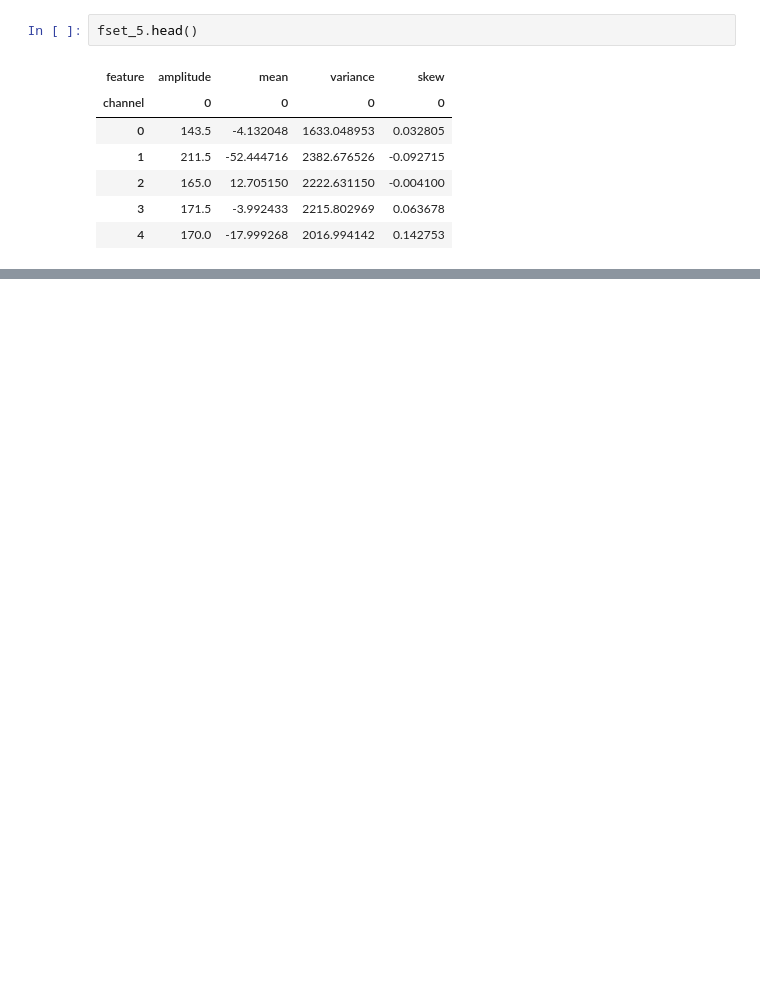
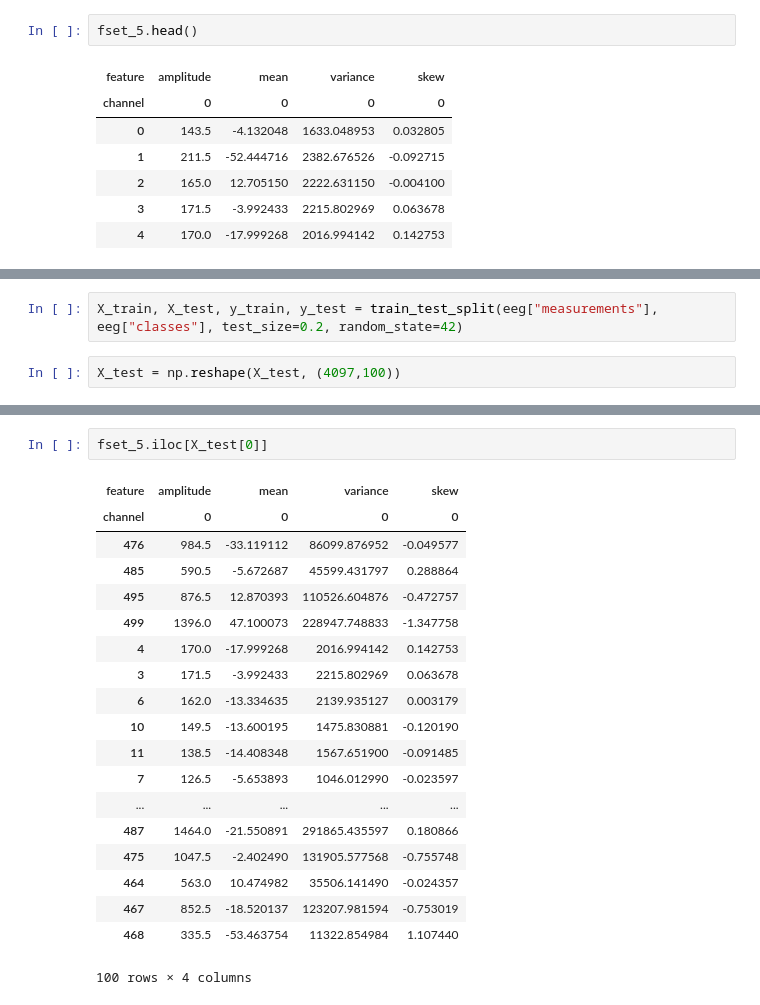
Before and after one commit to ericakok/senior-research, a Jupyter notebook: EEG-final-keras.ipynb, the cells around one changed output, grey strips where cells are left out. Drawn from its saved outputs; the diff is of its cells as text; blank space fills up the shorter version.

```diff
--- a/EEG-final-keras.ipynb
+++ b/EEG-final-keras.ipynb
@@ -422,0 +455,4 @@ model.evaluate(X_test, y_test, batch_size=32, verbose=0)
+# %%
+X_train, X_test, y_train, y_test = train_test_split(eeg["measurements"], eeg["classes"], test_size=0.2, random_state=42)
+# %%
+X_test = np.reshape(X_test, (4097,100))
@@ -422,0 +482,22 @@ model.evaluate(X_test, y_test, batch_size=32, verbose=0)
+# %%
+fset_5.iloc[X_test[0]]
+# %% [output]
+| feature | amplitude | mean | variance | skew |
+| channel | 0 | 0 | 0 | 0 |
+| 476 | 984.5 | -33.119112 | 86099.876952 | -0.049577 |
+| 485 | 590.5 | -5.672687 | 45599.431797 | 0.288864 |
+| 495 | 876.5 | 12.870393 | 110526.604876 | -0.472757 |
+| 499 | 1396.0 | 47.100073 | 228947.748833 | -1.347758 |
+| 4 | 170.0 | -17.999268 | 2016.994142 | 0.142753 |
+| 3 | 171.5 | -3.992433 | 2215.802969 | 0.063678 |
+| 6 | 162.0 | -13.334635 | 2139.935127 | 0.003179 |
+| 10 | 149.5 | -13.600195 | 1475.830881 | -0.120190 |
+| 11 | 138.5 | -14.408348 | 1567.651900 | -0.091485 |
+| 7 | 126.5 | -5.653893 | 1046.012990 | -0.023597 |
+| ... | ... | ... | ... | ... |
+| 487 | 1464.0 | -21.550891 | 291865.435597 | 0.180866 |
+| 475 | 1047.5 | -2.402490 | 131905.577568 | -0.755748 |
+| 464 | 563.0 | 10.474982 | 35506.141490 | -0.024357 |
+| 467 | 852.5 | -18.520137 | 123207.981594 | -0.753019 |
+| 468 | 335.5 | -53.463754 | 11322.854984 | 1.107440 |
+100 rows × 4 columns
```
Also changed, not shown: parts of 17 cells of this notebook.
